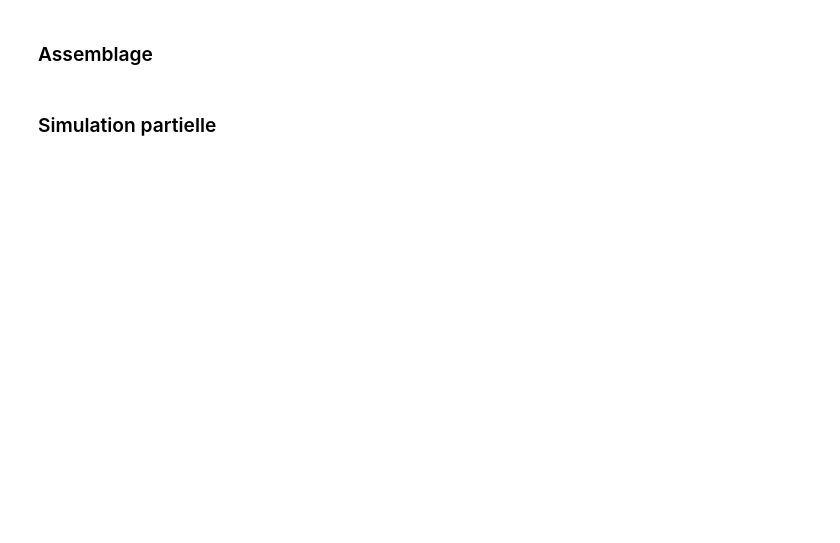
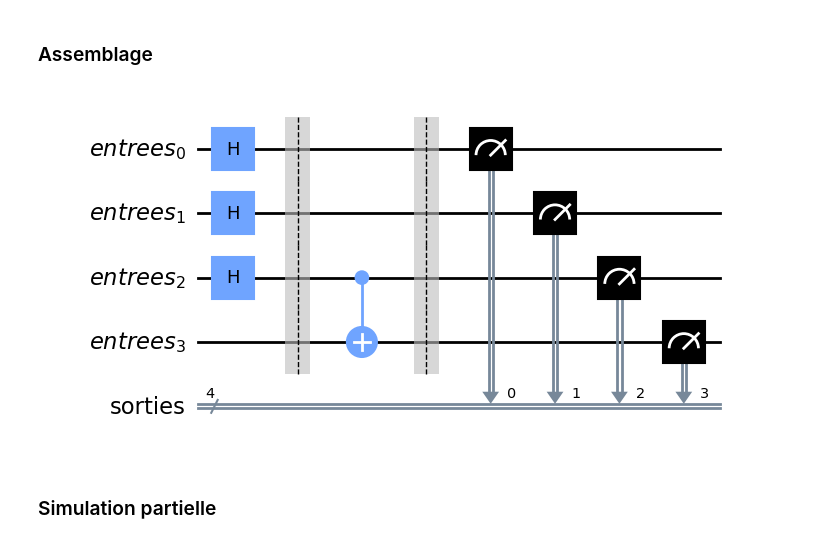
Before and after one commit to bouissa/informatique_quantique_3267160, a Jupyter notebook: src/qiskit.ipynb, the cells around one changed output. Saved outputs shown, nothing was run; the diff lists cells and outputs as text; code cells hidden in the pictures; blank space fills up the shorter version.

Commit message:
Assembler des circuits (fin)

```diff
--- a/src/qiskit.ipynb
+++ b/src/qiskit.ipynb
@@ -33,7 +62,9 @@ mesure.draw()
 ### Assemblage
 # %%
 circuit = circuit.compose(hadamard, front=True).compose(mesure)
-circuit.draw()
+circuit.draw('mpl')
+# %% [output]
+[figure, added]
 # %% [markdown]
 ### Simulation partielle
 # %%
```
Also changed, not shown: parts of 5 cells of this notebook.
